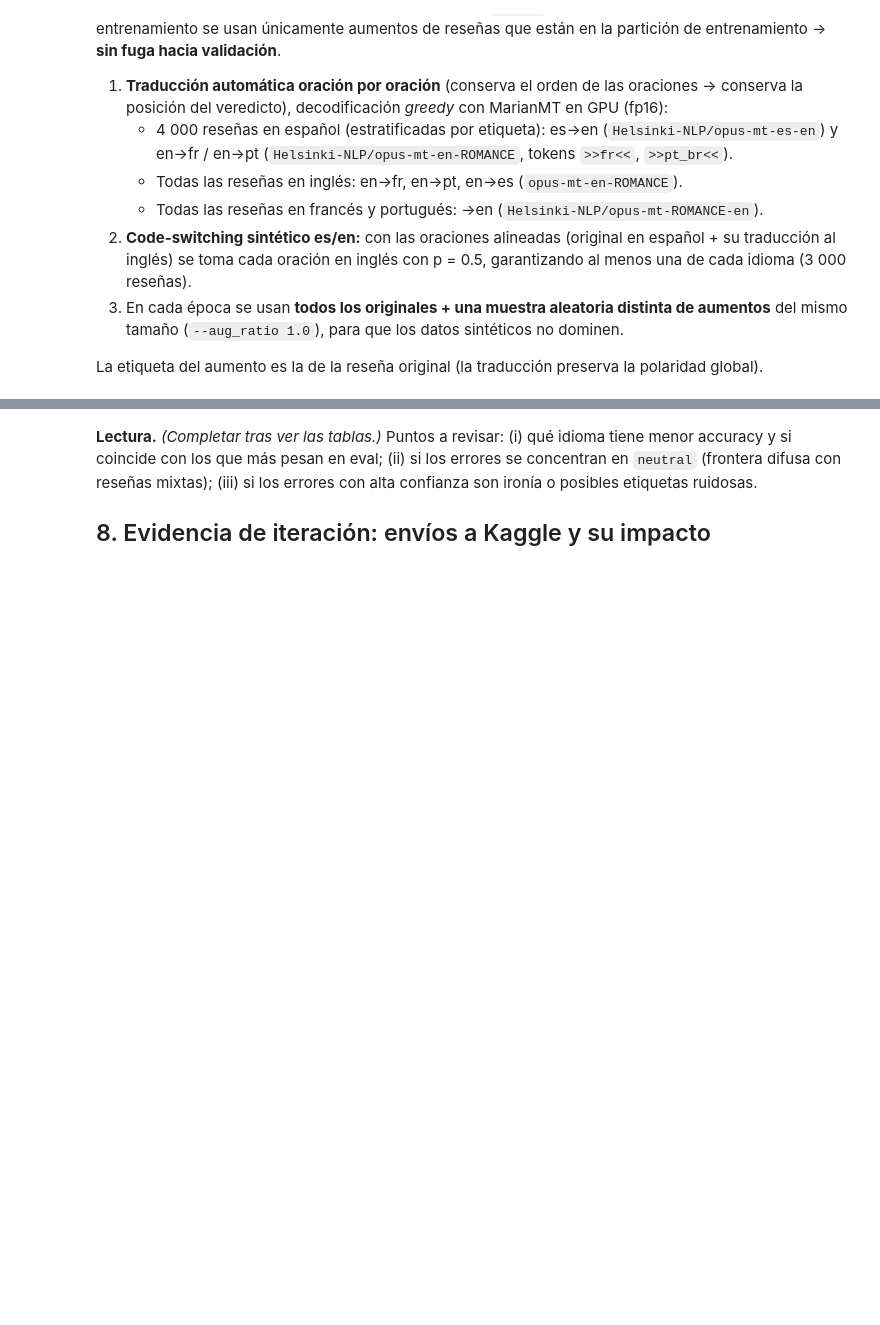
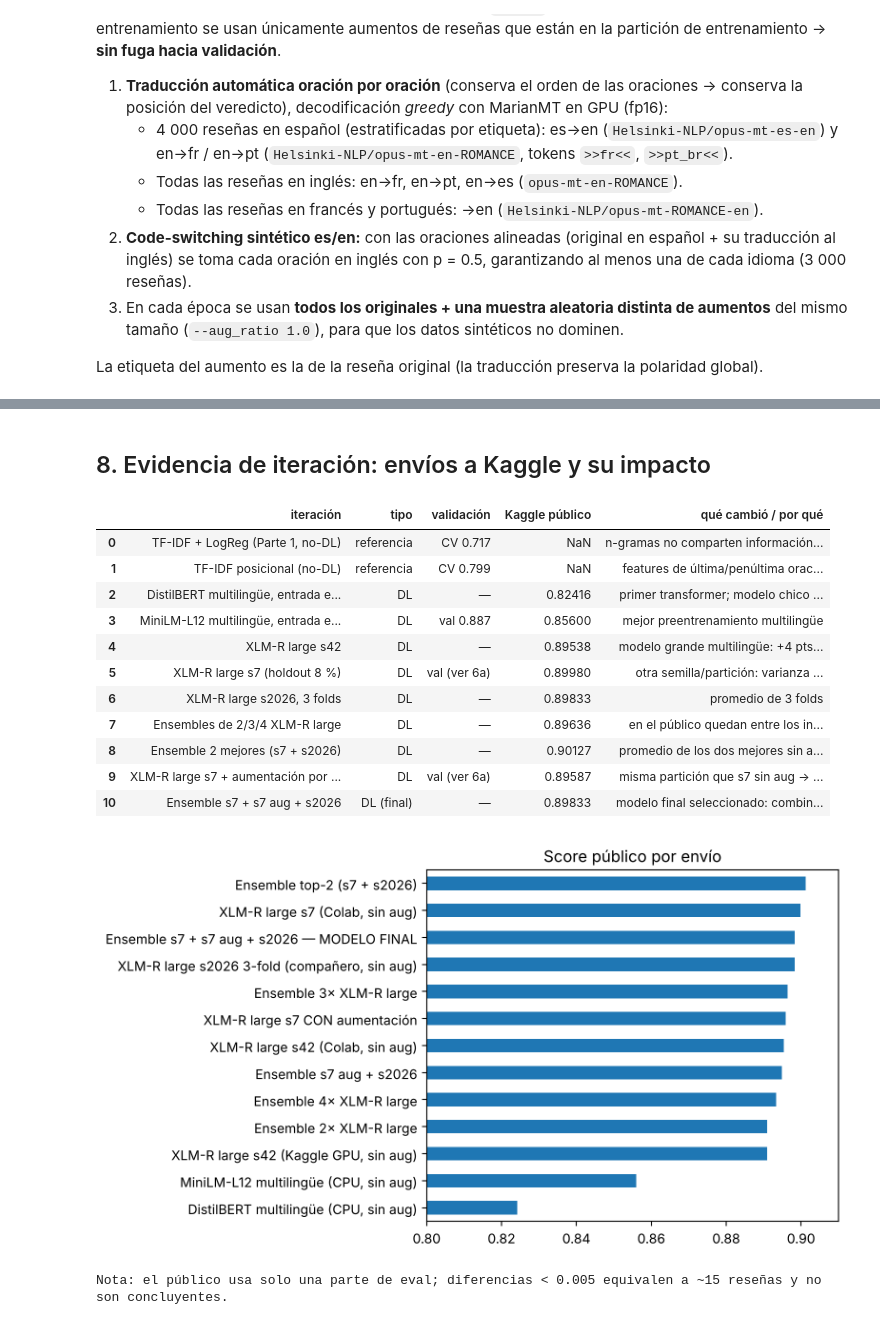
Before and after one commit to Jeronimocifci/sentimiento-multilingue, a Jupyter notebook: notebooks/ENTREGA_modelo_final.ipynb, the cells around one changed output, grey strips where cells are left out. Cells and saved outputs as stored; diff of their text form; code cells hidden in the pictures; blank space fills up the shorter version.

```diff
--- a/notebooks/ENTREGA_modelo_final.ipynb
+++ b/notebooks/ENTREGA_modelo_final.ipynb
@@ -216,22 +375,35 @@ for r in R[~R.ok].sort_values('conf', ascending=False).head(8).itertuples():
-# %% [markdown]
-**Lectura.** *(Completar tras ver las tablas.)* Puntos a revisar: (i) qué idioma tiene menor accuracy y si coincide con los que
-más pesan en eval; (ii) si los errores se concentran en `neutral` (frontera difusa con reseñas mixtas); (iii) si los errores con
-alta confianza son ironía o posibles etiquetas ruidosas.
-
-## 8. Evidencia de iteración: envíos a Kaggle y su impacto
+# %% [markdown]
+## 8. Evidencia de iteración: envíos a Kaggle y su impacto
 # %%
 it = pd.DataFrame([
     ('TF-IDF + LogReg (Parte 1, no-DL)', 'referencia', f'CV {0.717:.3f}', None, 'n-gramas no comparten información entre idiomas'),
     ('TF-IDF posicional (no-DL)', 'referencia', f'CV {ok_tf.mean():.3f}', None, 'features de última/penúltima oración (+8 pts): el veredicto está al final'),
     ('DistilBERT multilingüe, entrada en par', 'DL', '—', PUBLIC['DistilBERT multilingüe (CPU, sin aug)'], 'primer transformer; modelo chico (CPU)'),
     ('MiniLM-L12 multilingüe, entrada en par', 'DL', 'val 0.887', PUBLIC['MiniLM-L12 multilingüe (CPU, sin aug)'], 'mejor preentrenamiento multilingüe'),
     ('XLM-R large s42', 'DL', '—', PUBLIC['XLM-R large s42 (Colab, sin aug)'], 'modelo grande multilingüe: +4 pts, sobre todo en en/pt/fr'),
-    ('XLM-R large s7 (holdout 8 %)', 'DL', f"val {log_sin['val_acc_mean']:.3f}", PUBLIC['XLM-R large s7 (Colab, sin aug)'], 'otra semilla/partición: varianza entre corridas ~0.5 pts'),
+    ('XLM-R large s7 (holdout 8 %)', 'DL', 'val (ver 6a)', PUBLIC['XLM-R large s7 (Colab, sin aug)'], 'otra semilla/partición: varianza entre corridas ~0.5 pts'),
     ('XLM-R large s2026, 3 folds', 'DL', '—', PUBLIC['XLM-R large s2026 3-fold (compañero, sin aug)'], 'promedio de 3 folds'),
     ('Ensembles de 2/3/4 XLM-R large', 'DL', '—', PUBLIC['Ensemble 3× XLM-R large'], 'en el público quedan entre los individuales (diferencias dentro del ruido)'),
-    ('XLM-R large s7 + aumentación por traducción', 'DL (final)', f"val {log_con['val_acc_mean']:.3f}", PUBLIC['XLM-R large s7 CON aumentación (modelo final)'], 'misma partición que s7 sin aug → comparación directa'),
+    ('Ensemble 2 mejores (s7 + s2026)', 'DL', '—', PUBLIC['Ensemble top-2 (s7 + s2026)'], 'promedio de los dos mejores sin aumentación: mejor público'),
+    ('XLM-R large s7 + aumentación por traducción', 'DL', 'val (ver 6a)', PUBLIC['XLM-R large s7 CON aumentación'], 'misma partición que s7 sin aug → comparación directa'),
+    ('Ensemble s7 + s7 aug + s2026', 'DL (final)', '—', PUBLIC['Ensemble s7 + s7 aug + s2026 — MODELO FINAL'], 'modelo final seleccionado: combina el modelo con aumentación con los dos mejores'),
 ], columns=['iteración', 'tipo', 'validación', 'Kaggle público', 'qué cambió / por qué'])
 display(it)
 pub = pd.Series({k: v for k, v in PUBLIC.items() if v}).sort_values()
 ax = pub.plot.barh(figsize=(8, 4.5), title='Score público por envío'); ax.set_xlim(0.8, 0.91); plt.tight_layout(); plt.show()
 print('Nota: el público usa solo una parte de eval; diferencias < 0.005 equivalen a ~15 reseñas y no son concluyentes.')
+# %% [output]
+|  | iteración | tipo | validación | Kaggle público | qué cambió / por qué |
+| 0 | TF-IDF + LogReg (Parte 1, no-DL) | referencia | CV 0.717 | NaN | n-gramas no comparten información... |
+| 1 | TF-IDF posicional (no-DL) | referencia | CV 0.799 | NaN | features de última/penúltima orac... |
+| 2 | DistilBERT multilingüe, entrada e... | DL | — | 0.82416 | primer transformer; modelo chico ... |
+| 3 | MiniLM-L12 multilingüe, entrada e... | DL | val 0.887 | 0.85600 | mejor preentrenamiento multilingüe |
+| 4 | XLM-R large s42 | DL | — | 0.89538 | modelo grande multilingüe: +4 pts... |
+| 5 | XLM-R large s7 (holdout 8 %) | DL | val (ver 6a) | 0.89980 | otra semilla/partición: varianza ... |
+| 6 | XLM-R large s2026, 3 folds | DL | — | 0.89833 | promedio de 3 folds |
+| 7 | Ensembles de 2/3/4 XLM-R large | DL | — | 0.89636 | en el público quedan entre los in... |
+| 8 | Ensemble 2 mejores (s7 + s2026) | DL | — | 0.90127 | promedio de los dos mejores sin a... |
+| 9 | XLM-R large s7 + aumentación por ... | DL | val (ver 6a) | 0.89587 | misma partición que s7 sin aug → ... |
+| 10 | Ensemble s7 + s7 aug + s2026 | DL (final) | — | 0.89833 | modelo final seleccionado: combin... |
+[figure, added]
+Nota: el público usa solo una parte de eval; diferencias < 0.005 equivalen a ~15 reseñas y no son concluyentes.
```
Also changed, not shown: parts of 27 cells of this notebook, 2 other files.
